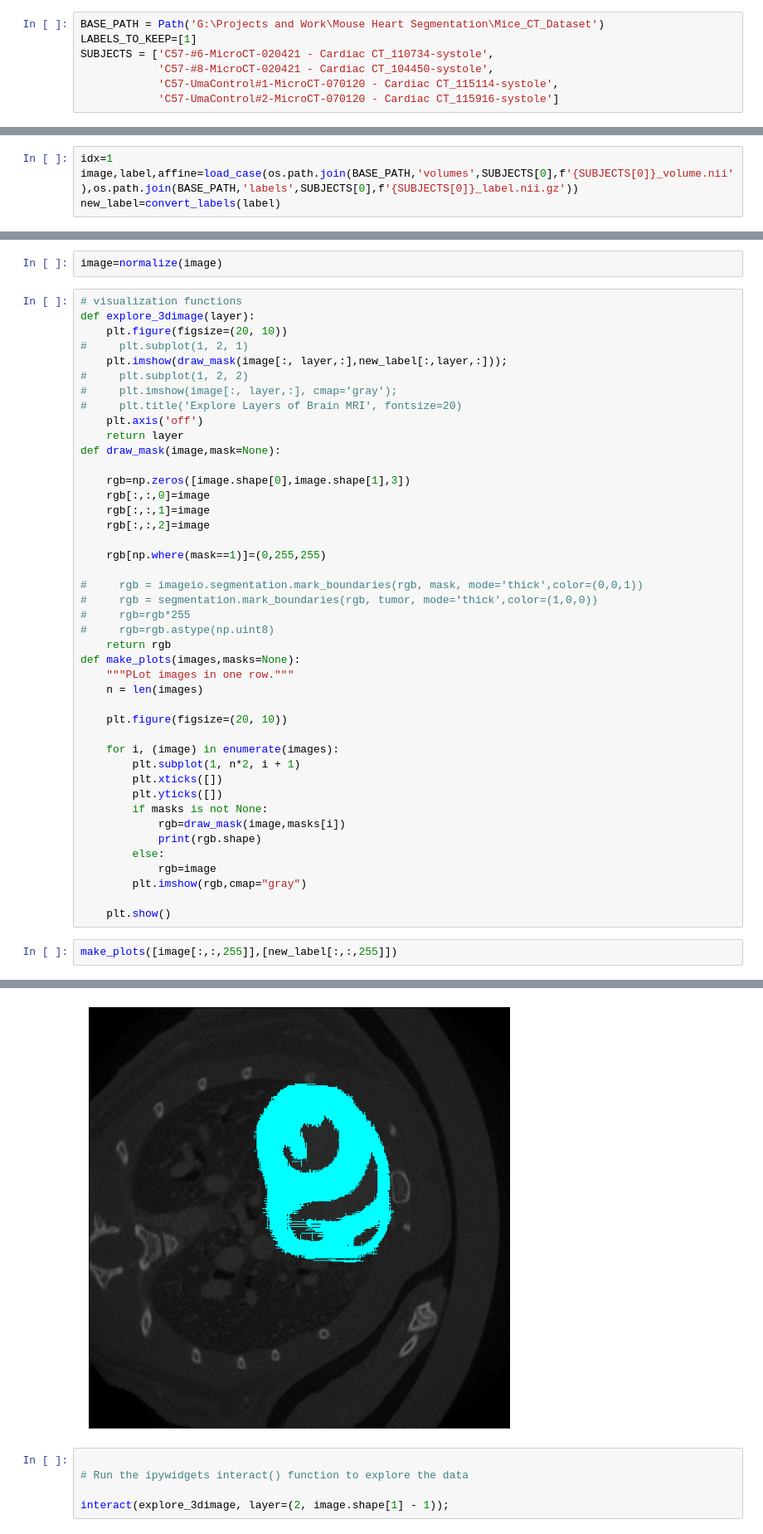
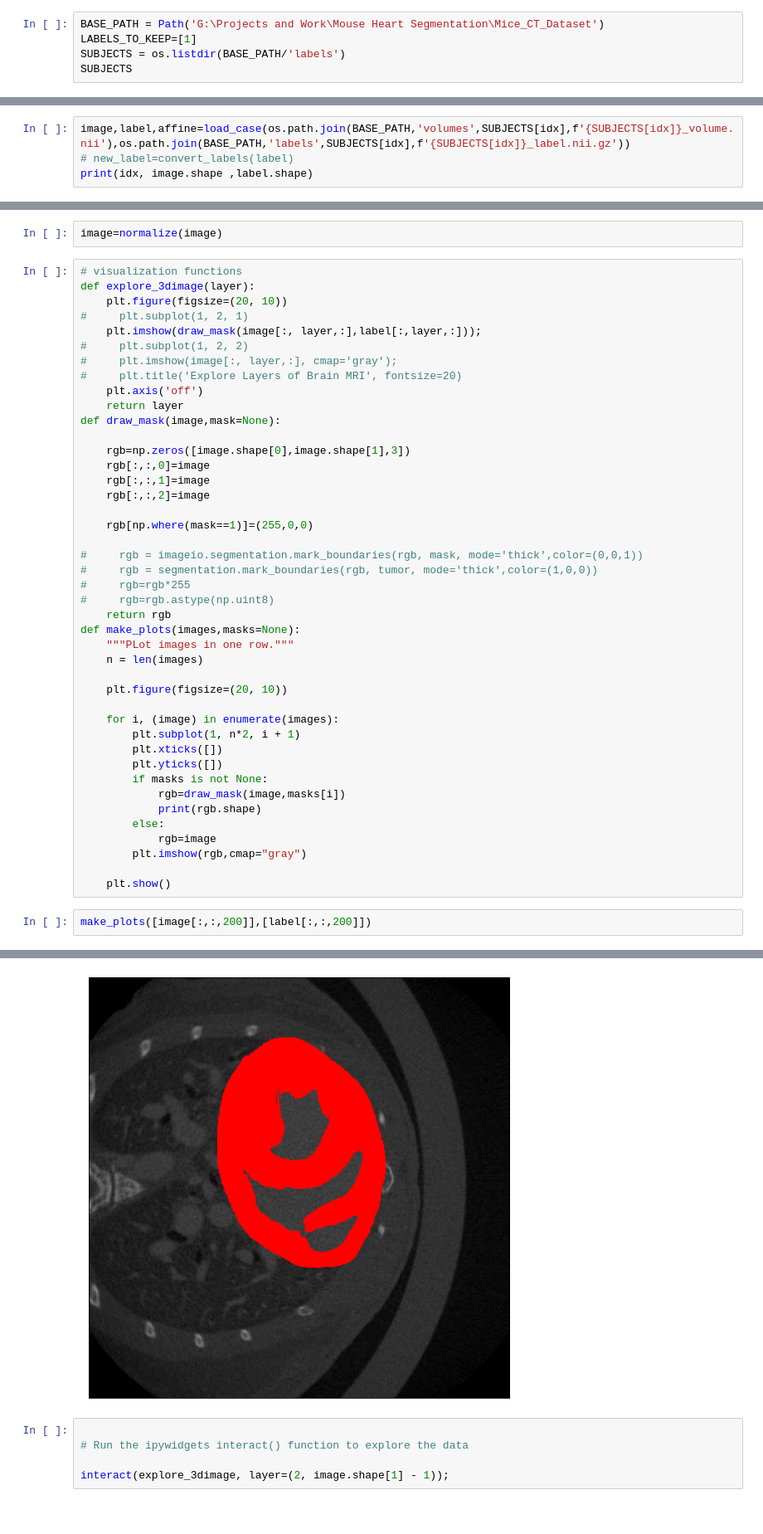
Before and after one commit to eyw2003/MicroCTsegmentation, a Jupyter notebook: Noteooks/Dataset 2D Conversion.ipynb, the cells around one changed output, grey strips where cells are left out. Shown at 83% size. Drawn from its saved outputs; the diff is of its cells as text.

```diff
--- a/Noteooks/Dataset 2D Conversion.ipynb
+++ b/Noteooks/Dataset 2D Conversion.ipynb
@@ -28,7 +26,5 @@ ModuleNotFoundError: No module named 'pydicom'
 # %%
 BASE_PATH = Path('G:\Projects and Work\Mouse Heart Segmentation\Mice_CT_Dataset')
 LABELS_TO_KEEP=[1]
-SUBJECTS = ['C57-#6-MicroCT-020421 - Cardiac CT_110734-systole',
-            'C57-#8-MicroCT-020421 - Cardiac CT_104450-systole',
-            'C57-UmaControl#1-MicroCT-070120 - Cardiac CT_115114-systole',
-            'C57-UmaControl#2-MicroCT-070120 - Cardiac CT_115916-systole']
+SUBJECTS = os.listdir(BASE_PATH/'labels')
+SUBJECTS
@@ -40,6 +46,6 @@ def convert_labels(label_volume):
             new_labels[np.where(label_volume==lbl)]=1
     return new_labels
 # %%
-idx=1
-image,label,affine=load_case(os.path.join(BASE_PATH,'volumes',SUBJECTS[0],f'{SUBJECTS[0]}_volume.nii'),os.path.join(BASE_PATH,'labels',SUBJECTS[0],f'{SUBJECTS[0]}_label.nii.gz'))
-new_label=convert_labels(label)
+image,label,affine=load_case(os.path.join(BASE_PATH,'volumes',SUBJECTS[idx],f'{SUBJECTS[idx]}_volume.nii'),os.path.join(BASE_PATH,'labels',SUBJECTS[idx],f'{SUBJECTS[idx]}_label.nii.gz'))
+# new_label=convert_labels(label)
+print(idx, image.shape ,label.shape)
@@ -50,7 +75,7 @@ image=normalize(image)
 def explore_3dimage(layer):
     plt.figure(figsize=(20, 10))
 #     plt.subplot(1, 2, 1)
-    plt.imshow(draw_mask(image[:, layer,:],new_label[:,layer,:]));
+    plt.imshow(draw_mask(image[:, layer,:],label[:,layer,:]));
 #     plt.subplot(1, 2, 2)
 #     plt.imshow(image[:, layer,:], cmap='gray');
 #     plt.title('Explore Layers of Brain MRI', fontsize=20)
@@ -63,7 +88,7 @@ def draw_mask(image,mask=None):
     rgb[:,:,1]=image
     rgb[:,:,2]=image
 
-    rgb[np.where(mask==1)]=(0,255,255)
+    rgb[np.where(mask==1)]=(255,0,0)
 
 #     rgb = imageio.segmentation.mark_boundaries(rgb, mask, mode='thick',color=(0,0,1))
 #     rgb = segmentation.mark_boundaries(rgb, tumor, mode='thick',color=(1,0,0))
@@ -89,11 +114,11 @@ def make_plots(images,masks=None):
 
     plt.show()
 # %%
-make_plots([image[:,:,255]],[new_label[:,:,255]])
+make_plots([image[:,:,200]],[label[:,:,200]])
 # %% [output]
 Clipping input data to the valid range for imshow with RGB data ([0..1] for floats or [0..255] for integers).
 (512, 512, 3)
-[figure, old version]
+[figure, new version]
 # %%
 
 # Run the ipywidgets interact() function to explore the data
```
Also changed, not shown: parts of 8 cells of this notebook, 4 other files.
